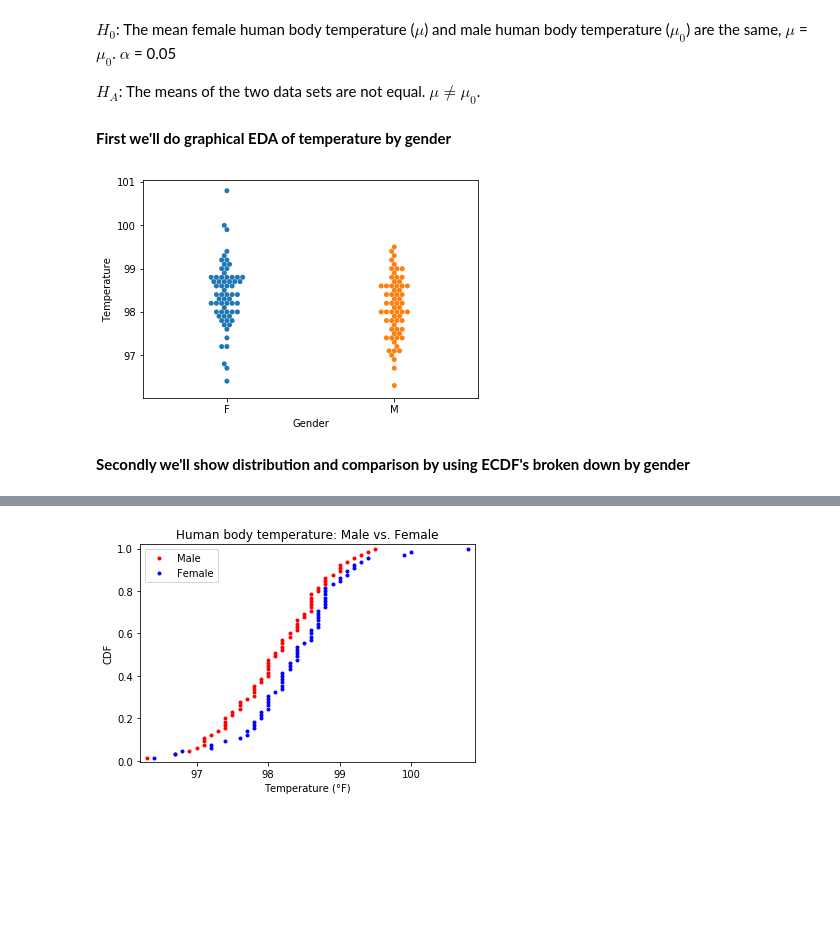
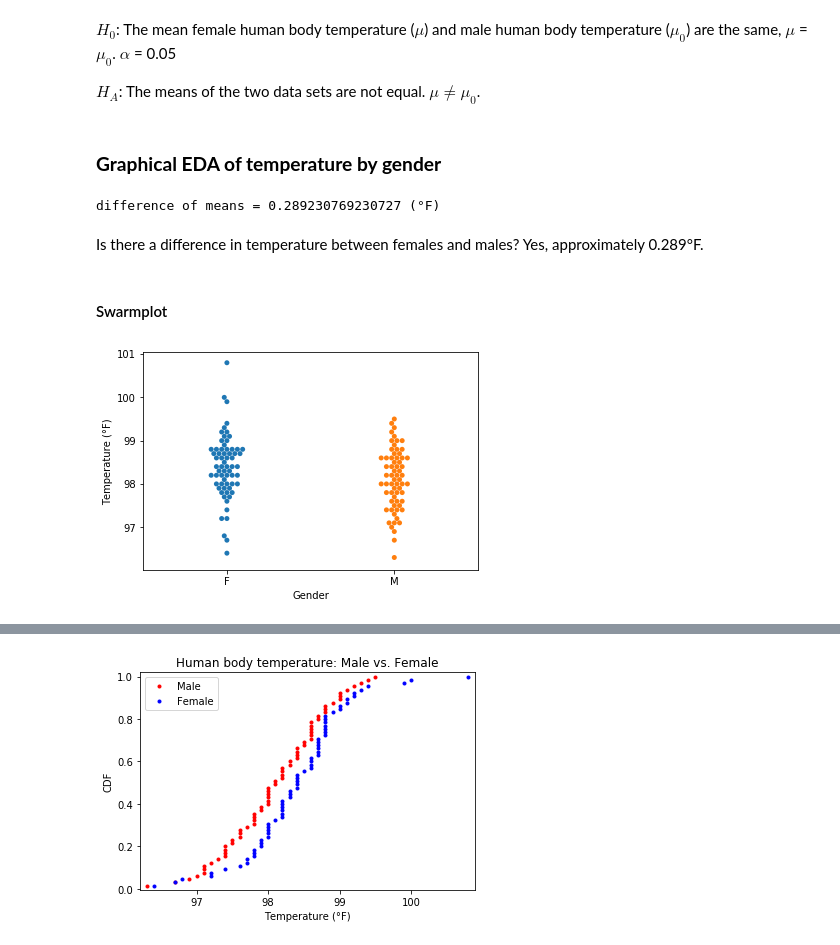
Before and after one commit to SethDKelly/Springboard, a Jupyter notebook: sec8_2/EDA_human_temperature/True Normal Human Body Temperature Proof.ipynb, the cells around one changed output, grey strips where cells are left out. Drawn from its saved outputs; the diff is of its cells as text; code cells hidden in the pictures; blank space fills up the shorter version.

Commit message:
Ready first submission

```diff
--- a/sec8_2/EDA_human_temperature/True Normal Human Body Temperature Proof.ipynb
+++ b/sec8_2/EDA_human_temperature/True Normal Human Body Temperature Proof.ipynb
@@ -649,4 +610,14 @@ $H_0$: The mean female human body temperature ($\mu$) and male human body temper
 
 $H_A$: The means of the two data sets are not equal. $\mu\neq\mu_0$.
 # %% [markdown]
-**First we'll do graphical EDA of temperature by gender**
+### **Graphical EDA of temperature by gender**
+# %%
+female_temp = df.temperature[df['gender']=='F']
+male_temp = df.temperature[df['gender']=='M']
+
+emp_mean_diff = diff_of_means(female_temp, male_temp)
+print('difference of means =', emp_mean_diff, '(°F)')
+# %% [output]
+difference of means = 0.289230769230727 (°F)
+# %% [markdown]
+Is there a difference in temperature between females and males? Yes, approximately 0.289°F.
@@ -653,9 +628,9 @@ $H_A$: The means of the two data sets are not equal. $\mu\neq\mu_0$.
+# %% [markdown]
+#### Swarmplot
 # %%
 _ = sns.swarmplot(x='gender', y='temperature', data=df)
 _ = plt.xlabel('Gender')
-_ = plt.ylabel('Temperature')
+_ = plt.ylabel('Temperature (°F)')
 plt.show()
 # %% [output]
-[figure, old version]
+[figure, new version]
-# %% [markdown]
-**Secondly we'll show distribution and comparison by using ECDF's broken down by gender**
```
Also changed, not shown: parts of 55 cells of this notebook.
